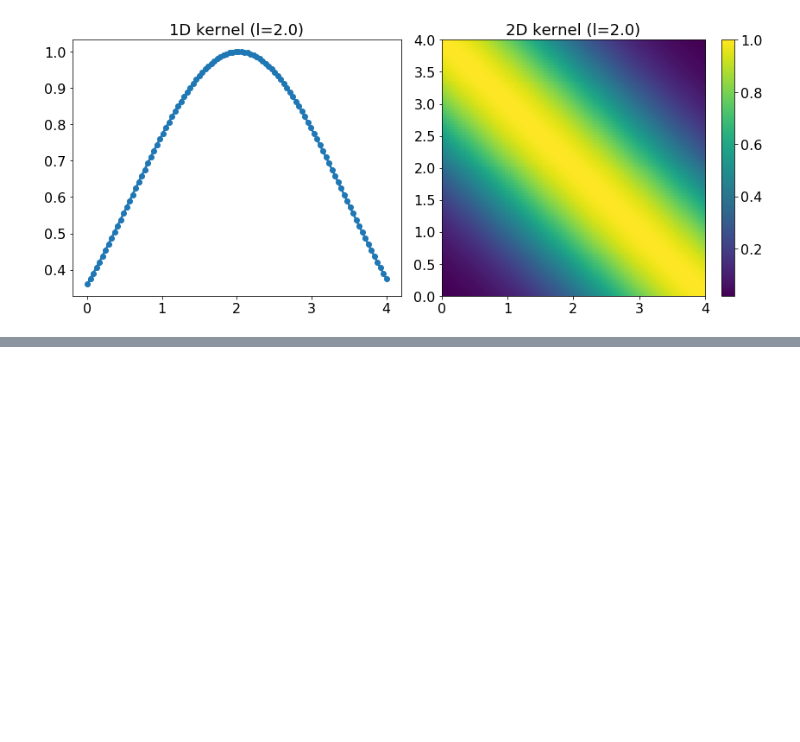
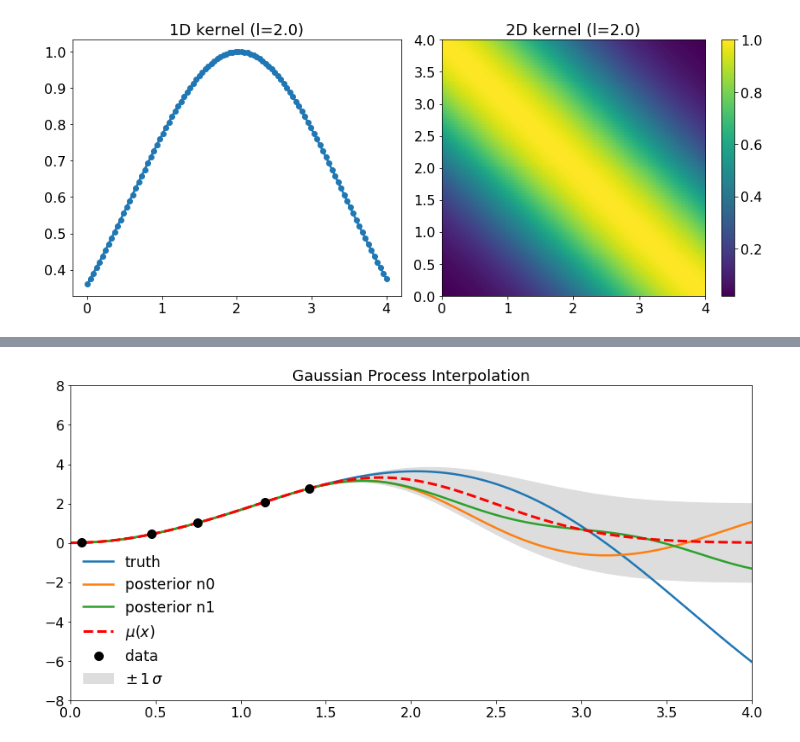
Before and after one commit to rmadar/ExamplesWithPython, a Jupyter notebook: NotebookExamples/GaussianProcesses.ipynb, the cells around one changed output, grey strips where cells are left out. Saved outputs shown, nothing was run; the diff lists cells and outputs as text; code cells hidden in the pictures; blank space fills up the shorter version.

```diff
--- a/NotebookExamples/GaussianProcesses.ipynb
+++ b/NotebookExamples/GaussianProcesses.ipynb
@@ -121,0 +122,4 @@ plt.tight_layout()
+# %%
+perform_gp_prediction(xtrain,ytrain,0.5)
+# %% [output]
+[figure, added]
```
Also changed, not shown: parts of 4 cells of this notebook.
